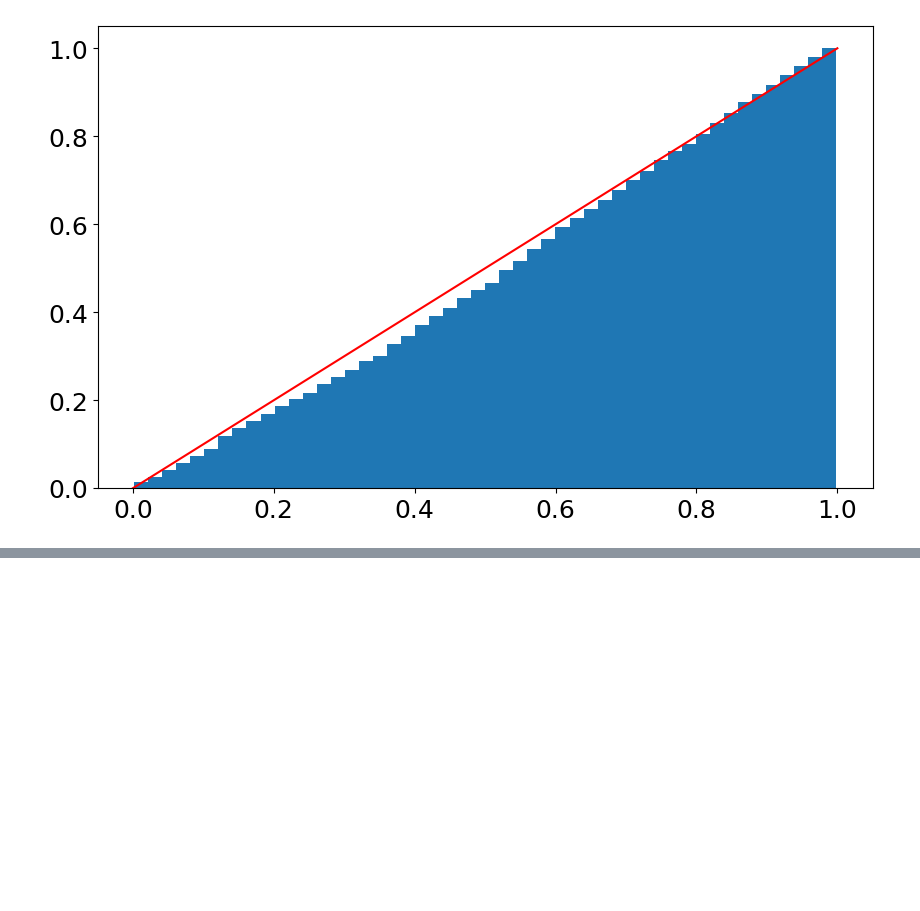
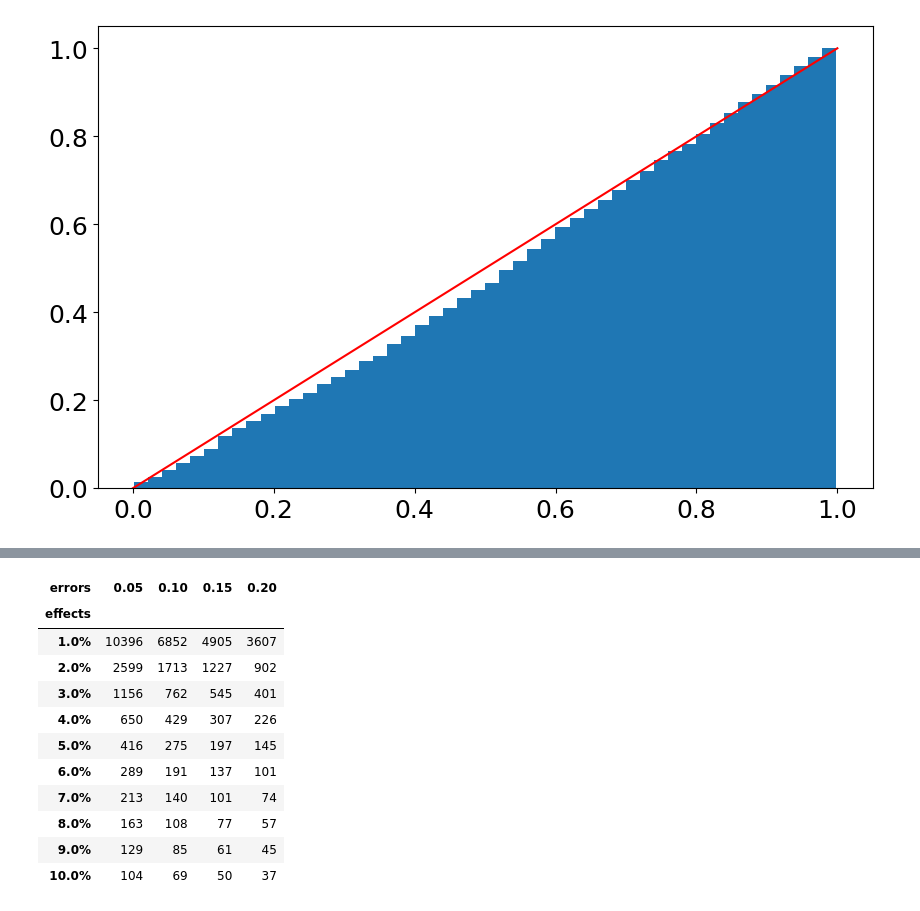
Before and after one commit to gosIX22/ab_tools_testing, a Jupyter notebook: experiments.ipynb, the cells around one changed output, grey strips where cells are left out. Saved outputs shown, nothing was run; the diff lists cells and outputs as text; code cells hidden in the pictures; blank space fills up the shorter version.

```diff
--- a/experiments.ipynb
+++ b/experiments.ipynb
@@ -42,0 +57,5 @@ print(f"21:{round(np.random.choice(np.linspace(0, 60, 61)))}")
+# %%
+effects = np.linspace(1.01, 1.1, 10)
+errors = [0.05, 0.1, 0.15, 0.2]
+
+result_df = get_table_sample_size(10, 2, 2, effects, errors)
@@ -42,0 +77,15 @@ print(f"21:{round(np.random.choice(np.linspace(0, 60, 61)))}")
+# %%
+result_df
+# %% [output]
+| errors | 0.05 | 0.10 | 0.15 | 0.20 |
+| effects |  |  |  |  |
+| 1.0% | 10396 | 6852 | 4905 | 3607 |
+| 2.0% | 2599 | 1713 | 1227 | 902 |
+| 3.0% | 1156 | 762 | 545 | 401 |
+| 4.0% | 650 | 429 | 307 | 226 |
+| 5.0% | 416 | 275 | 197 | 145 |
+| 6.0% | 289 | 191 | 137 | 101 |
+| 7.0% | 213 | 140 | 101 | 74 |
+| 8.0% | 163 | 108 | 77 | 57 |
+| 9.0% | 129 | 85 | 61 | 45 |
+| 10.0% | 104 | 69 | 50 | 37 |
```
Also changed, not shown: parts of 5 cells of this notebook, 2 other files.
